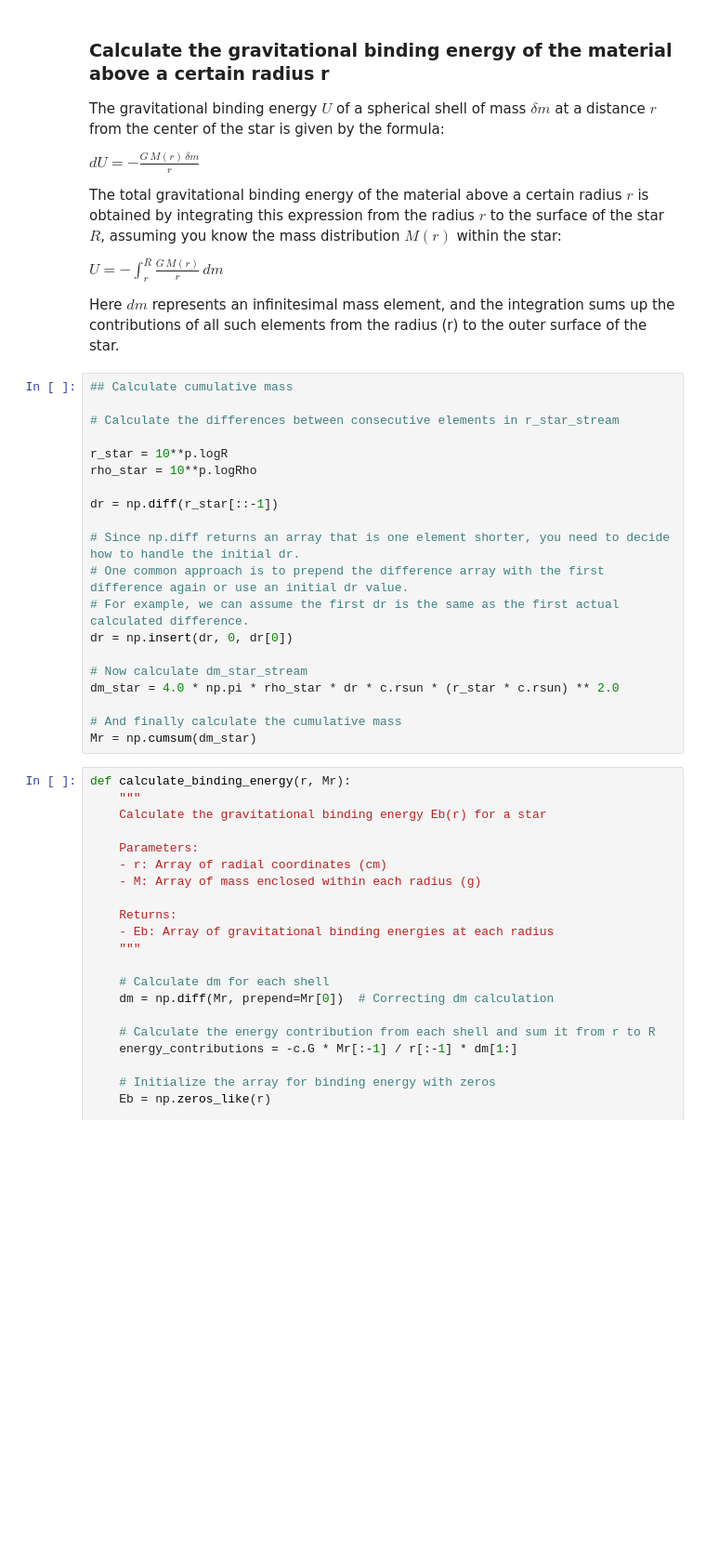
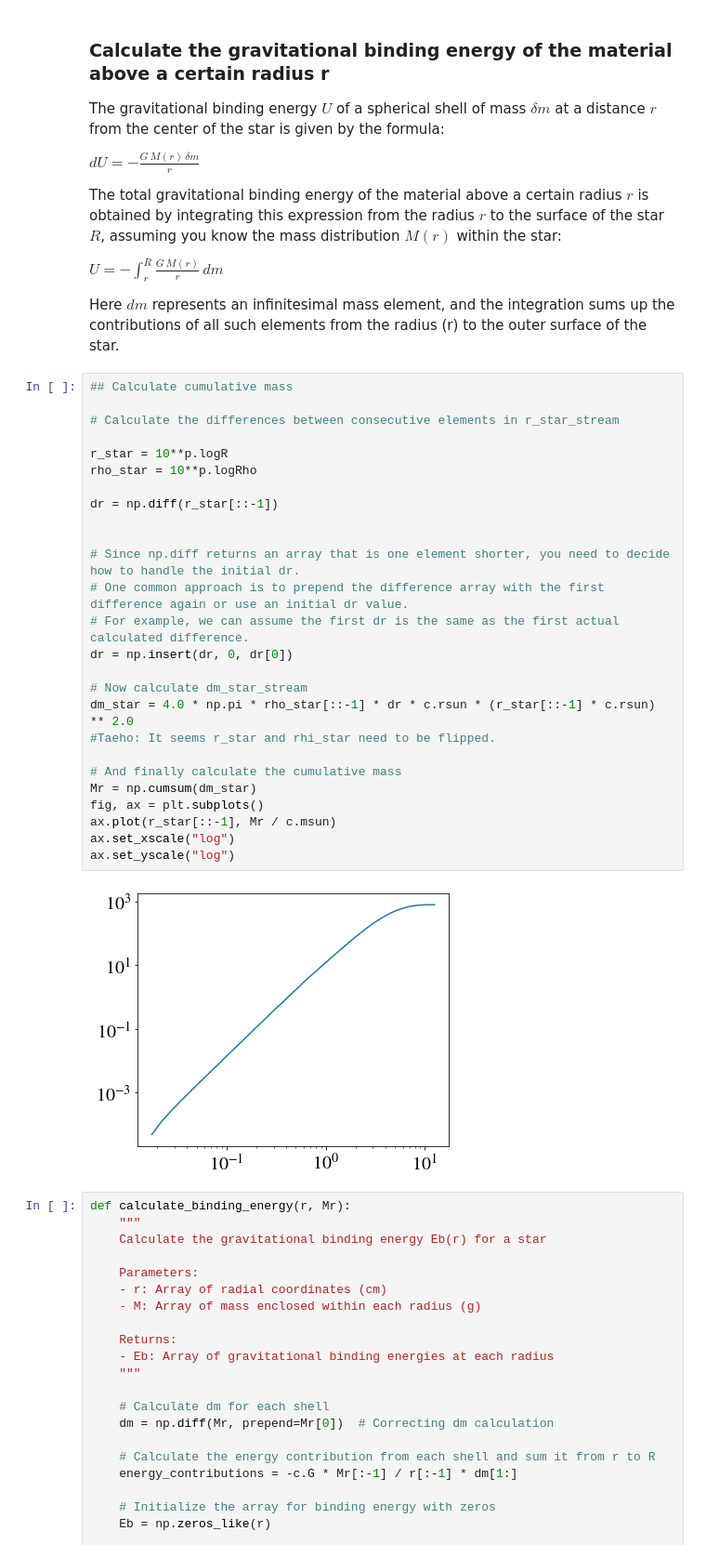
Before and after one commit to matteocantiello/agnstars_cee, a Jupyter notebook: GWAnalytics.ipynb, the cells around one changed output. Shown: that part at 93% size. Saved outputs shown, nothing was run; the diff lists cells and outputs as text; blank space fills up the shorter version.

```diff
--- a/GWAnalytics.ipynb
+++ b/GWAnalytics.ipynb
@@ -363,23 +363,31 @@ Here $dm$ represents an infinitesimal mass element, and the integration sums up
 # %%
 ## Calculate cumulative mass
 
 # Calculate the differences between consecutive elements in r_star_stream
 
 r_star = 10**p.logR
 rho_star = 10**p.logRho
 
 dr = np.diff(r_star[::-1])
 
+
 # Since np.diff returns an array that is one element shorter, you need to decide how to handle the initial dr.
 # One common approach is to prepend the difference array with the first difference again or use an initial dr value.
 # For example, we can assume the first dr is the same as the first actual calculated difference.
 dr = np.insert(dr, 0, dr[0])
 
 # Now calculate dm_star_stream
-dm_star = 4.0 * np.pi * rho_star * dr * c.rsun * (r_star * c.rsun) ** 2.0
+dm_star = 4.0 * np.pi * rho_star[::-1] * dr * c.rsun * (r_star[::-1] * c.rsun) ** 2.0
+#Taeho: It seems r_star and rhi_star need to be flipped.
 
 # And finally calculate the cumulative mass
 Mr = np.cumsum(dm_star)
+fig, ax = plt.subplots()
+ax.plot(r_star[::-1], Mr / c.msun)
+ax.set_xscale("log")
+ax.set_yscale("log")
+# %% [output]
+[figure, added]
 # %%
 def calculate_binding_energy(r, Mr):
     """
```
Also changed, not shown: parts of 3 cells of this notebook.
